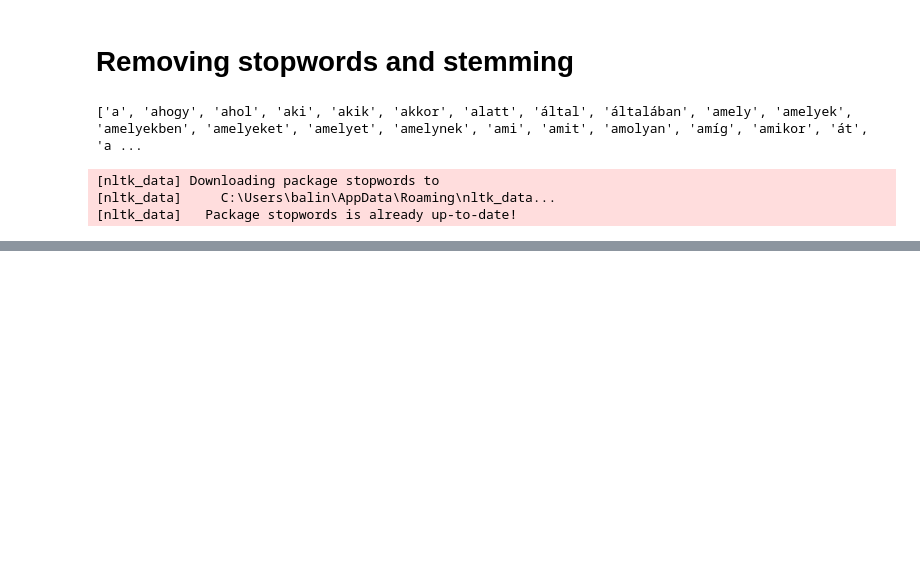
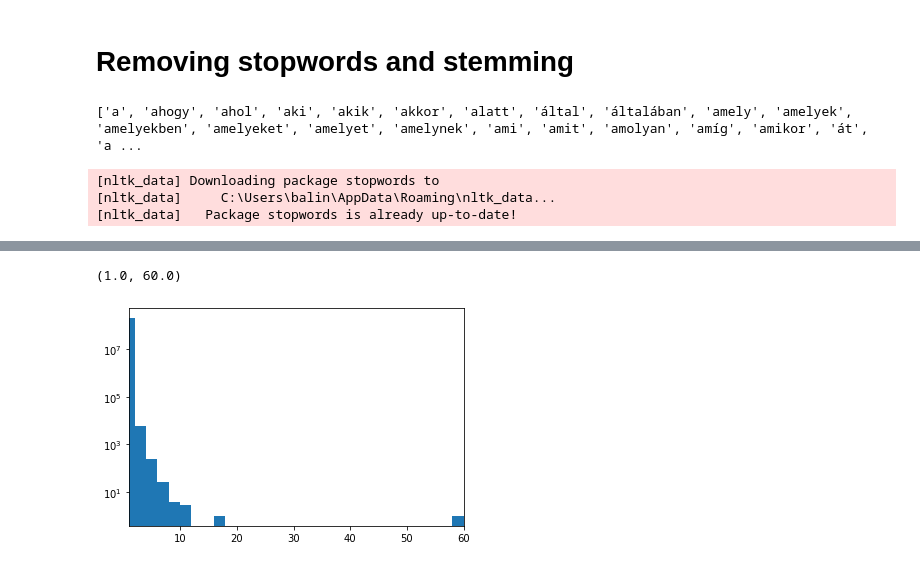
Before and after one commit to Balint831/Topic-detection-DSLab, a Jupyter notebook: workdir/Topic-Detection-on-Reddit/src/cleaning.ipynb, the cells around one changed output, grey strips where cells are left out. Cells and saved outputs as stored; diff of their text form; code cells hidden in the pictures; blank space fills up the shorter version.

```diff
--- a/workdir/Topic-Detection-on-Reddit/src/cleaning.ipynb
+++ b/workdir/Topic-Detection-on-Reddit/src/cleaning.ipynb
@@ -121,6 +138,8 @@ comment_df.text = comment_df.text.str.split(" ")
 #remove empty string ''
 notEmpty = lambda word: word != ""
 comment_df.text = comment_df.text.map(lambda line: list(filter(notEmpty, line)))
+# %%
+comment_df.drop(index =[ 1209, 1220, 4802, 10207], inplace = True)
 # %%
 comment_df.text
 # %% [output]
@@ -216,4 +215,7 @@ snow = SnowballStemmer('hungarian',ignore_stopwords=True)
 
 comment_df.text = comment_df.text.map(lambda line: " ".join([snow.stem(word) for word in line]))
 
-comment_df.to_excel("..\data\cleaned_swed_stemmed.xlsx")
+comment_df = comment_df[comment_df.text.map(lambda line: len(line.split(" "))) > 6]
+comment_df = comment_df[comment_df.text.map(lambda line: len(line.split(" "))) < 100]
+comment_df = comment_df.reset_index().drop(columns = ["index"])
+#comment_df.to_excel("..\data\cleaned_swed_stemmed.xlsx")
@@ -222,0 +228,5 @@ comment_df.to_excel("..\data\cleaned_swed_stemmed.xlsx")
+# %%
+from sklearn.feature_extraction.text import CountVectorizer
+c = CountVectorizer()
+# %%
+c.fit_transform(comment_df.text).toarray()
@@ -222,0 +241,7 @@ comment_df.to_excel("..\data\cleaned_swed_stemmed.xlsx")
+# %%
+plt.hist(c.fit_transform(comment_df.text).toarray().flatten(), bins = 30)
+plt.yscale("log")
+plt.xlim(1,60)
+# %% [output]
+(1.0, 60.0)
+[figure, added]
```
Also changed, not shown: parts of 29 cells of this notebook, 2 other files.
